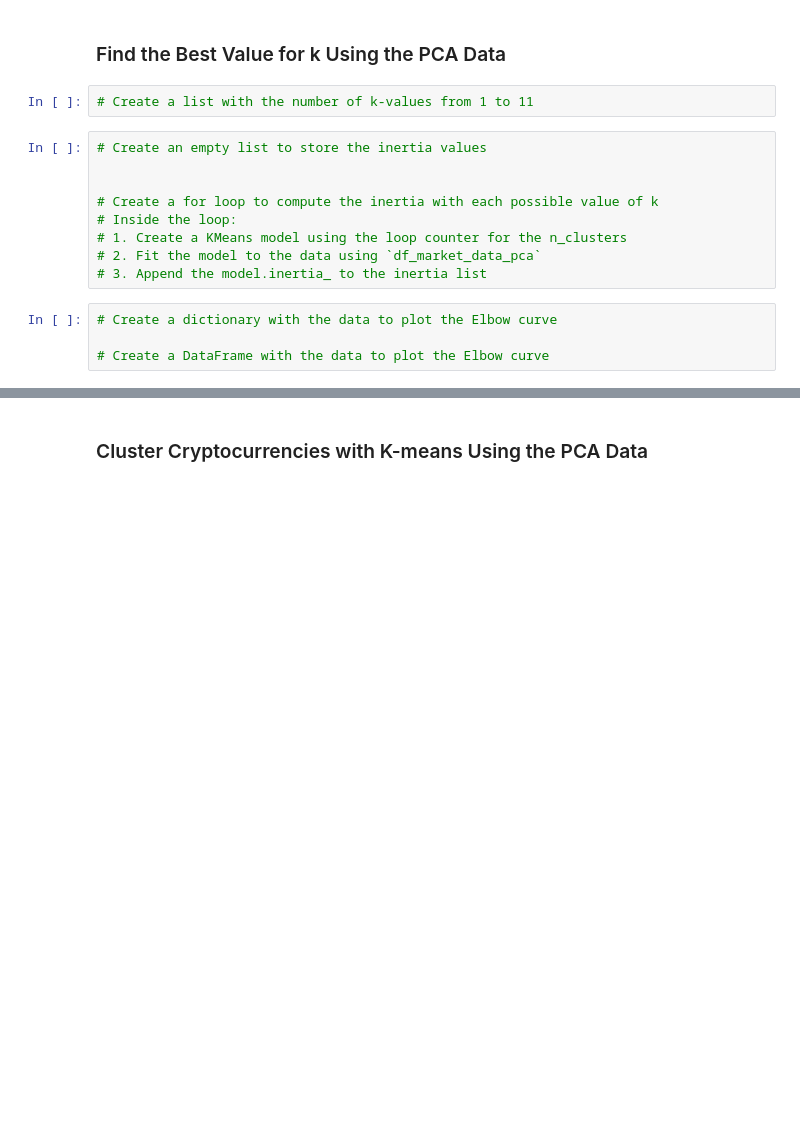
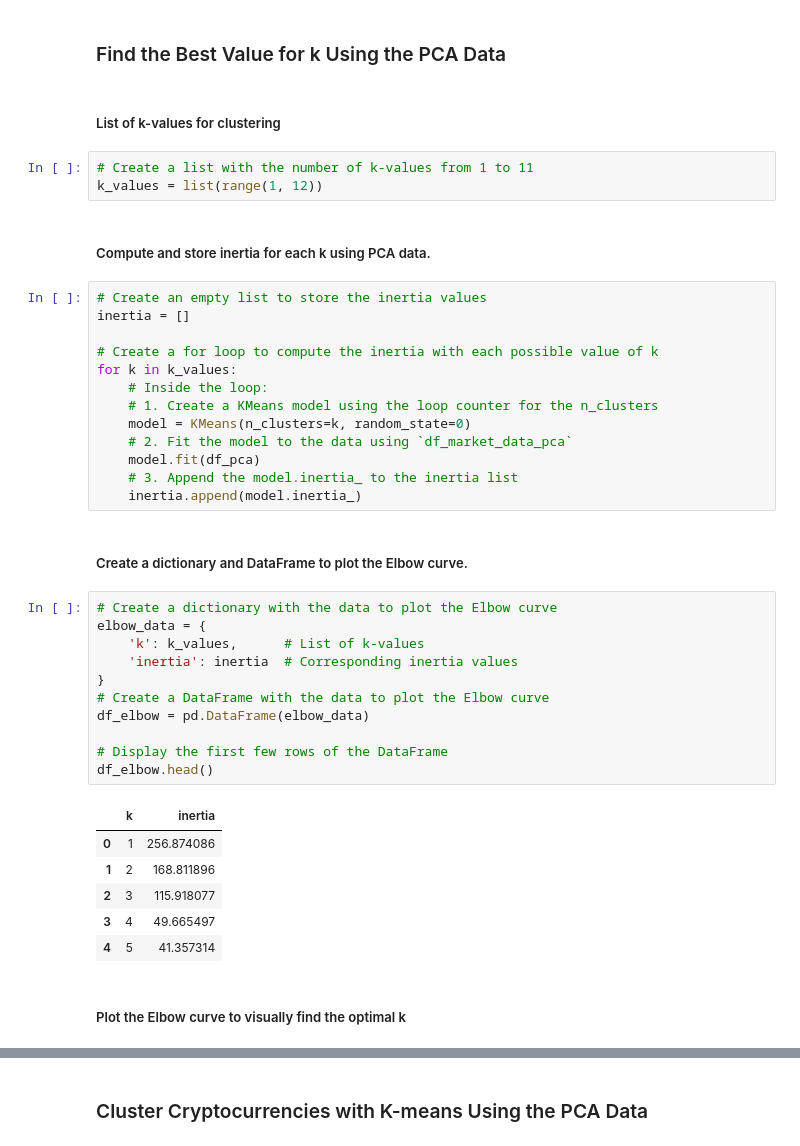
Before and after one commit to rinals/CryptoClustering, a Jupyter notebook: Crypto_Clustering.ipynb, the cells around one changed output, grey strips where cells are left out. Drawn from its saved outputs; the diff is of its cells as text; blank space fills up the shorter version.

Commit message:
k value using PCA data

```diff
--- a/Crypto_Clustering.ipynb
+++ b/Crypto_Clustering.ipynb
@@ -329,21 +329,48 @@ df_pca.head()
 ---
 # %% [markdown]
 ### Find the Best Value for k Using the PCA Data
+# %% [markdown]
+##### List of k-values for clustering
 # %%
 # Create a list with the number of k-values from 1 to 11
+k_values = list(range(1, 12))
+# %% [markdown]
+##### Compute and store inertia for each k using PCA data.
 # %%
 # Create an empty list to store the inertia values
-
+inertia = []
 
 # Create a for loop to compute the inertia with each possible value of k
-# Inside the loop:
-# 1. Create a KMeans model using the loop counter for the n_clusters
-# 2. Fit the model to the data using `df_market_data_pca`
-# 3. Append the model.inertia_ to the inertia list
+for k in k_values:
+    # Inside the loop:
+    # 1. Create a KMeans model using the loop counter for the n_clusters
+    model = KMeans(n_clusters=k, random_state=0)
+    # 2. Fit the model to the data using `df_market_data_pca`
+    model.fit(df_pca)
+    # 3. Append the model.inertia_ to the inertia list
+    inertia.append(model.inertia_)
+# %% [markdown]
+##### Create a dictionary and DataFrame to plot the Elbow curve.
 # %%
 # Create a dictionary with the data to plot the Elbow curve
+elbow_data = {
+    'k': k_values,      # List of k-values
+    'inertia': inertia  # Corresponding inertia values
+}
+# Create a DataFrame with the data to plot the Elbow curve
+df_elbow = pd.DataFrame(elbow_data)
 
-# Create a DataFrame with the data to plot the Elbow curve
+# Display the first few rows of the DataFrame
+df_elbow.head()
+# %% [output]
+|  | k | inertia |
+| 0 | 1 | 256.874086 |
+| 1 | 2 | 168.811896 |
+| 2 | 3 | 115.918077 |
+| 3 | 4 | 49.665497 |
+| 4 | 5 | 41.357314 |
+# %% [markdown]
+##### Plot the Elbow curve to visually find the optimal k
 # %%
 # Plot a line chart with all the inertia values computed with
 # the different values of k to visually identify the optimal value for k.
```
Also changed, not shown: parts of 3 cells of this notebook.
